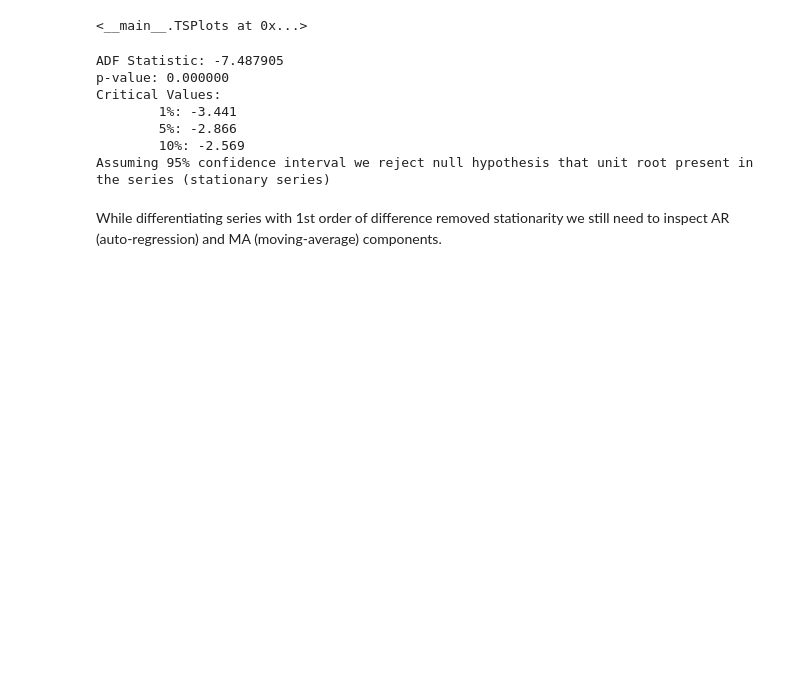
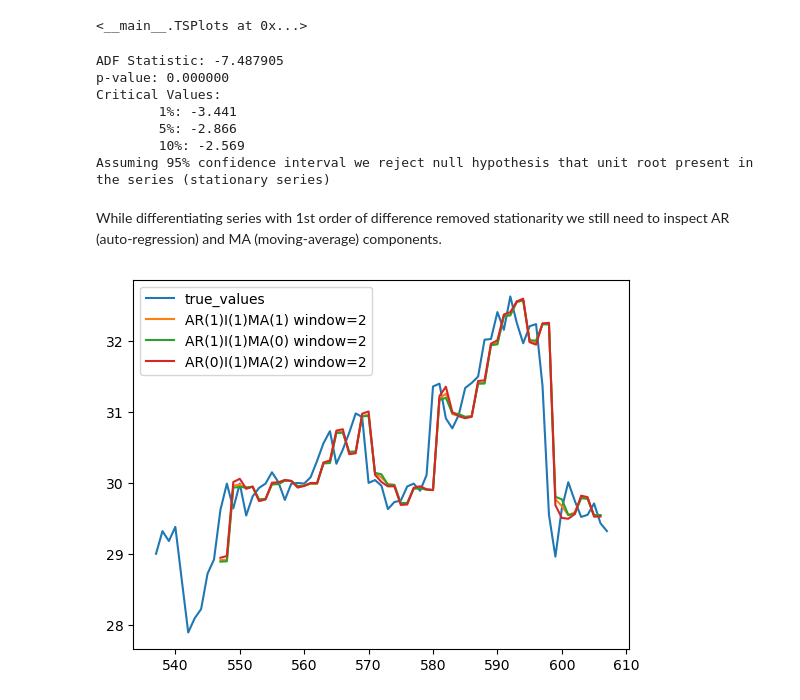
Before and after one commit to TGusciora/Python, a Jupyter notebook: Manning/TimeSeriesStockPrices/TimeSeriesComponents/001_1_3_TGusciora_TimeSeriesComponents_DealingWithNonStationarity.ipynb, the cells around one changed output. Cells and saved outputs as stored; diff of their text form; code cells hidden in the pictures; blank space fills up the shorter version.

```diff
--- a/Manning/TimeSeriesStockPrices/TimeSeriesComponents/001_1_3_TGusciora_TimeSeriesComponents_DealingWithNonStationarity.ipynb
+++ b/Manning/TimeSeriesStockPrices/TimeSeriesComponents/001_1_3_TGusciora_TimeSeriesComponents_DealingWithNonStationarity.ipynb
@@ -468,4 +484,14 @@ class RollingForecast():
         plt.legend()
         plt.show()
         return
+# %%
+att_rf = RollingForecast(data_in = att_series, test_size = 0.1, var_name = "close")
+att_rf.arima_roll(p = 1, d = 1, q = 1, window = 2)
+att_rf.arima_roll(p = 1, d = 1, q = 0, window = 2)
+att_rf.arima_roll(p = 0, d = 1, q = 2, window = 2)
+# att_rf.arima_roll(p = 0, d = 0, q = 2, window = 2) will not work and produce predictions ranging from around 0 to 25
+#  UserWarning: Non-invertible starting MA parameters found. Using zeros as starting parameters. warn('Non-invertible starting MA parameters found.'
+att_rf.plot()
+# %% [output]
+[figure, added]
 # %%
```
Also changed, not shown: parts of 8 cells of this notebook.
